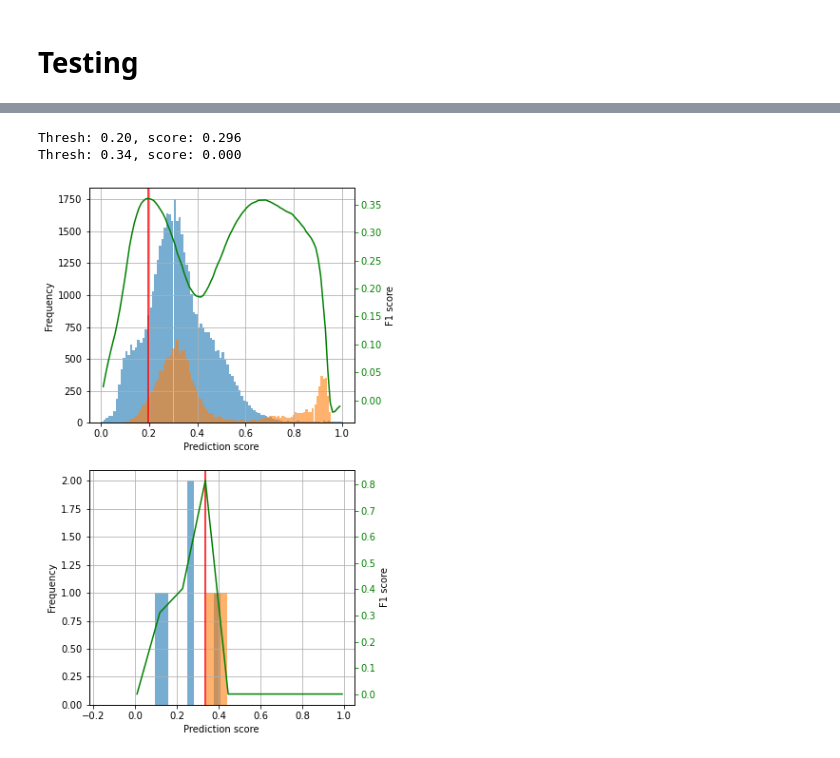
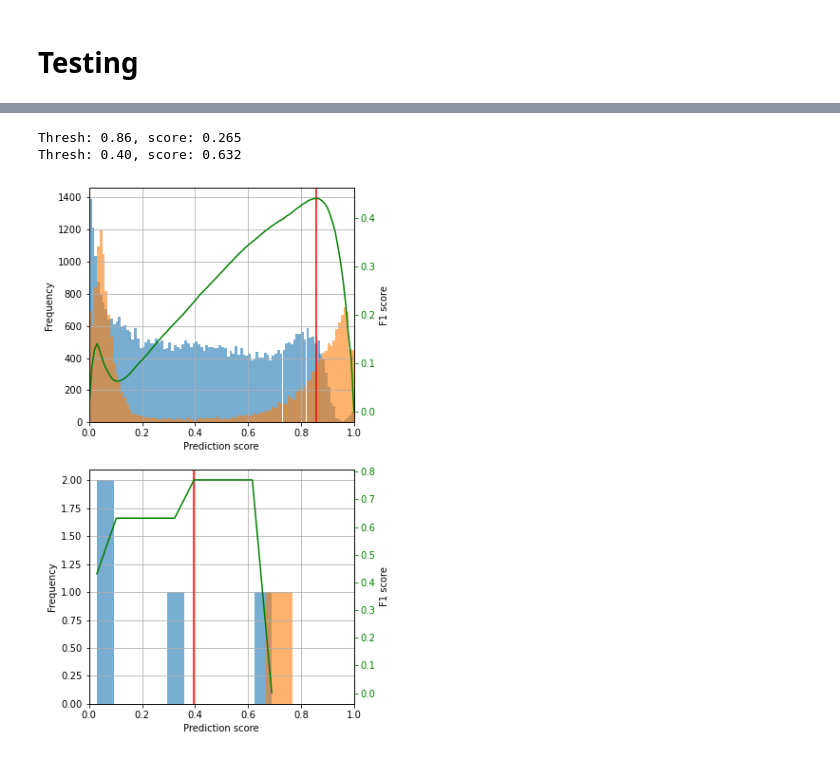
Before and after one commit to c-whitley/PHD, a Jupyter notebook: December_Prognosis/Plotting.ipynb, the cells around one changed output, grey strips where cells are left out. Drawn from its saved outputs; the diff is of its cells as text; code cells hidden in the pictures.

```diff
--- a/December_Prognosis/Plotting.ipynb
+++ b/December_Prognosis/Plotting.ipynb
@@ -230,0 +231,25 @@ stats
+# %%
+fig, axes = plt.subplots(ncols=3, figsize=(9,3), sharey=True);
+fig.subplots_adjust(wspace=0.05)
+
+
+#-- KM Plots --#
+for ax, (key, dataset), letter in zip(axes.flatten(), datasets.items(), string.ascii_uppercase):
+
+    dataset.index = dataset.index.set_names('Split',level=0)
+
+    ax.set_title(key.replace('_','+'))
+    ax.set_ylim(0,1)
+    ax.text(-0.05, 1.05, letter, size='x-large', transform=ax.transAxes)
+
+    #results = blp.lifelines_plots2(dataset, patient=True, thresh=stats.groupby('Vars').median()['Thresh'][key], ax=ax, add_risk=False)
+    results = blp.lifelines_plots2(dataset, patient=True, thresh=threshs[key], ax=ax, add_risk=False)
+    p = np.median([result['Results'].p_value for result in results])
+
+
+    if p < 0.005:
+        ax.text(0.7, 0.8, "p: <0.005", size='medium', transform=ax.transAxes)
+    else:
+        ax.text(0.7, 0.8, f"p: {p:0.2f}", size='medium', transform=ax.transAxes)
+
+    group_results[key] = results
@@ -230,0 +310,7 @@ stats
+# %%
+for var, df in stats['Thresh'].groupby('Vars'):
+
+    ax = df.hist(histtype='step', label=var)
+    ax.axvline(df.median())
+
+ax.legend()
@@ -473,7 +564,7 @@ def get_thresh(data):
 
 def mget_thresh(data, bins=30):
 
-    thresholds = np.linspace(0.01,0.99,bins)
+    thresholds = np.linspace(data['Preds'].min(), data['Preds'].max(), bins)
     scores = [matthews_corrcoef(data['Y_true'], (data['Preds']>t), sample_weight=data['Weights']) for t in thresholds]
 
     return thresholds[np.argmax(scores)], thresholds, scores
@@ -500,23 +571,23 @@ mget_thresh(datasets['ASMA_FTIR'], bins=13)
 # %%
 fig, axes = plt.subplots(nrows=2, figsize=(5,10))
-dss = datasets['FTIR'].xs(key=97,level=0)
+dss = datasets['FTIR'].xs(key=7,level=0)
 
 for ax, ds, bins in zip(axes.flatten(), [dss, dss.groupby('Patient_Number').median()],[100,10]):
     for n, df in ds.groupby('Y_true'):
 
         df['Preds'].hist(ax=ax, alpha=0.6, density=False, bins=bins)
 
     th, ts, scs = mget_thresh(ds, bins=bins)
     print(f'Thresh: {th:0.2f}, score: {np.median(scs):0.3f}')
     ax.axvline(th, c='r')
     ax2=ax.twinx()
     ax2.tick_params(axis='y', colors='g')
     ax2.set_ylabel('F1 score')
     ax2.plot(ts, scs,c='g')
     ax.set_xlabel('Prediction score')
     ax.set_ylabel('Frequency')
-#ax.set_xlim(0,0.2)
+    ax.set_xlim(0,1)
 # %% [output]
-Thresh: 0.20, score: 0.296
-Thresh: 0.34, score: 0.000
+Thresh: 0.86, score: 0.265
+Thresh: 0.40, score: 0.632
-[figure, old version]
+[figure, new version]
```
Also changed, not shown: parts of 15 cells of this notebook, 17 other files.
